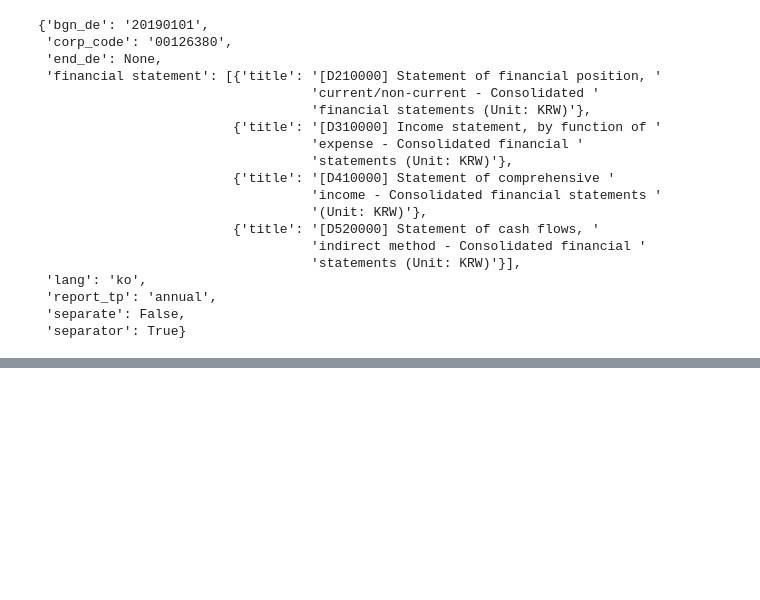
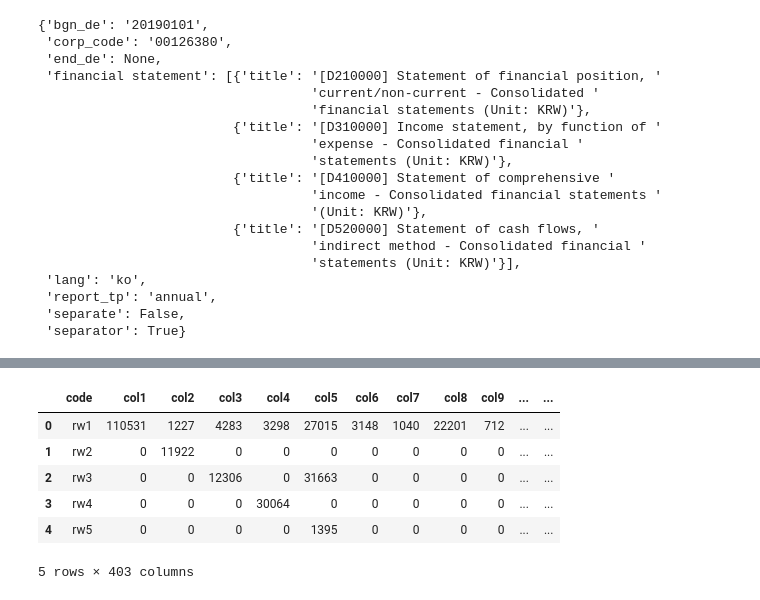
Before and after one commit to Tom-Jung/Tom-Jung, a Jupyter notebook: API_Dart.ipynb, the cells around one changed output, grey strips where cells are left out. Saved outputs shown, nothing was run; the diff lists cells and outputs as text; code cells hidden in the pictures; blank space fills up the shorter version.

```diff
--- a/API_Dart.ipynb
+++ b/API_Dart.ipynb
@@ -109,0 +109,10 @@ ddf=pd.read_excel('/content/M_2015_tables.xlsx')
+# %%
+ddf.head()
+# %% [output]
+|  | code | col1 | col2 | col3 | col4 | col5 | col6 | col7 | col8 | col9 | ... | ... |
+| 0 | rw1 | 110531 | 1227 | 4283 | 3298 | 27015 | 3148 | 1040 | 22201 | 712 | ... | ... |
+| 1 | rw2 | 0 | 11922 | 0 | 0 | 0 | 0 | 0 | 0 | 0 | ... | ... |
+| 2 | rw3 | 0 | 0 | 12306 | 0 | 31663 | 0 | 0 | 0 | 0 | ... | ... |
+| 3 | rw4 | 0 | 0 | 0 | 30064 | 0 | 0 | 0 | 0 | 0 | ... | ... |
+| 4 | rw5 | 0 | 0 | 0 | 0 | 1395 | 0 | 0 | 0 | 0 | ... | ... |
+5 rows × 403 columns
```
Also changed, not shown: parts of 12 cells of this notebook.
